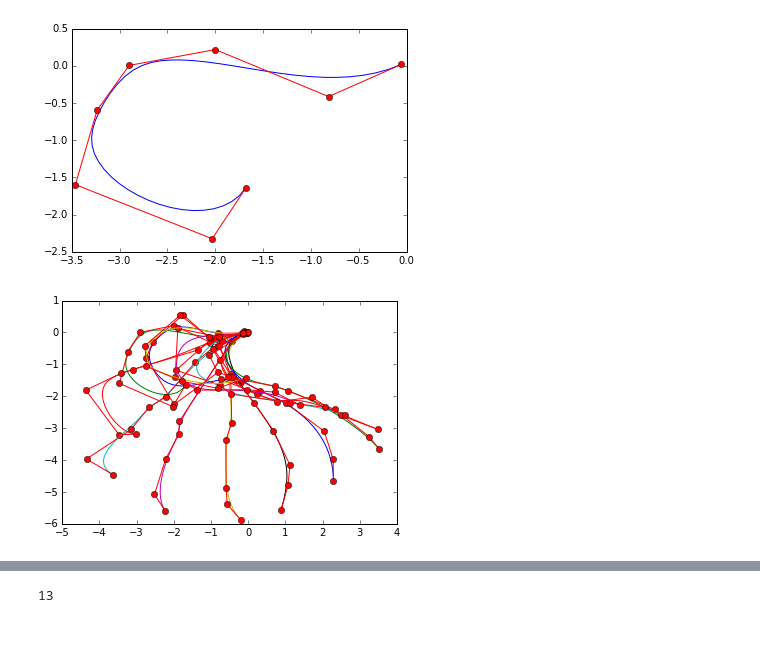
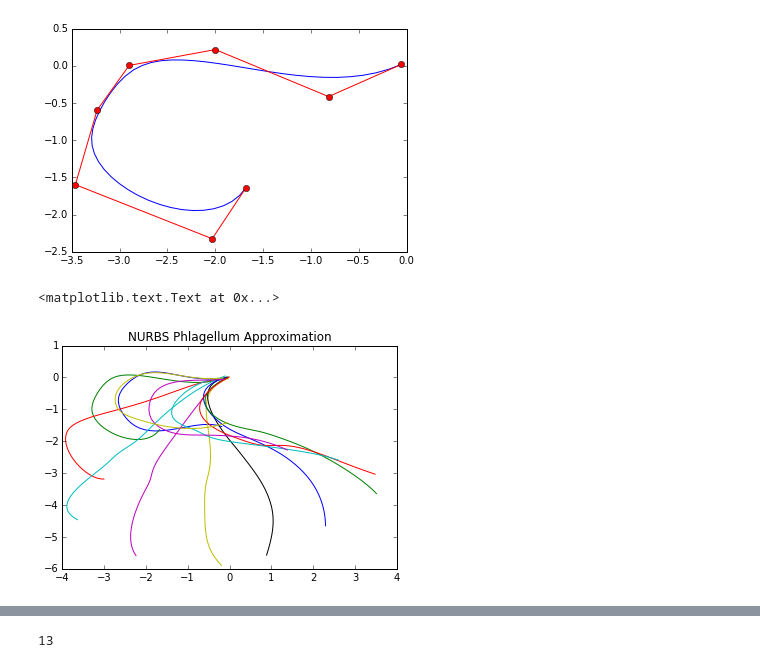
Before and after one commit to nicola-giuliani/ePICURE, a Jupyter notebook: Guasto.ipynb, the cells around one changed output, grey strips where cells are left out. Cells and saved outputs as stored; diff of their text form; code cells hidden in the pictures; blank space fills up the shorter version.

```diff
--- a/Guasto.ipynb
+++ b/Guasto.ipynb
@@ -90,6 +113,12 @@ class Antenna(object):
         c = self.vs.element(self.cp[:,t,:])
         plot(c(s)[0], c(s)[1])
         plot(self.cp[:,t,0], self.cp[:,t,1], '-or')
+
+    def plot_curve(self, t):
+        s = linspace(0,1,50)
+        c = self.vs.element(self.cp[:,t,:])
+        plot(c(s)[0], c(s)[1])
+        #plot(self.cp[:,t,0], self.cp[:,t,1], '-or')
 # %%
 t = np.linspace(0,1,100)
 #for i in range(frames_per_stroke):
@@ -100,6 +129,9 @@ ant.plot(1)
 # %%
 
 for i in range(frames_per_stroke):
-    ant.plot(i)
+    ant.plot_curve(i)
+
+title('NURBS Phlagellum Approximation')
 # %% [output]
+<matplotlib.text.Text at 0x...>
-[figure, old version]
+[figure, new version]
```
Also changed, not shown: parts of 3 cells of this notebook.
